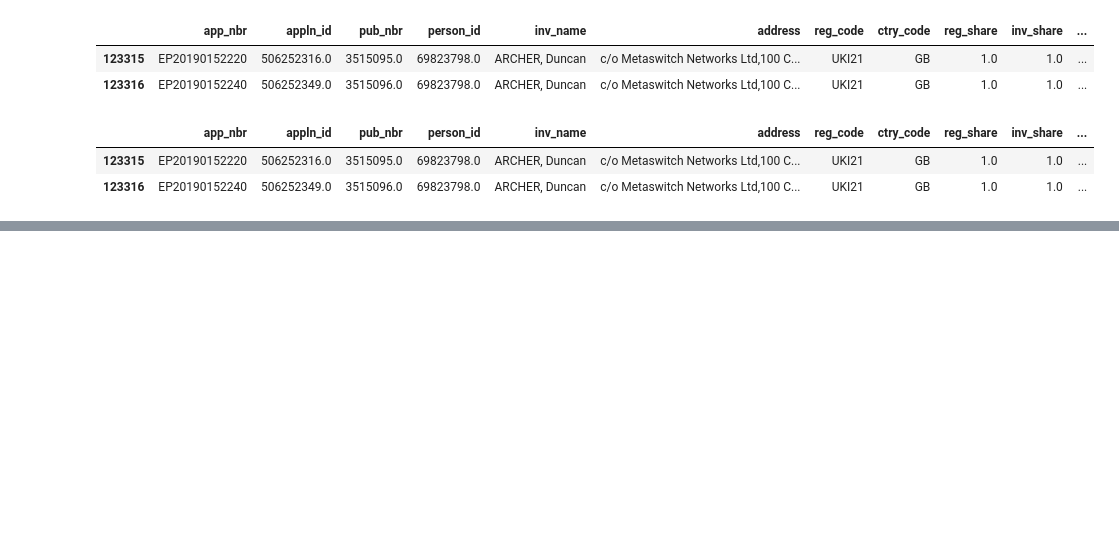
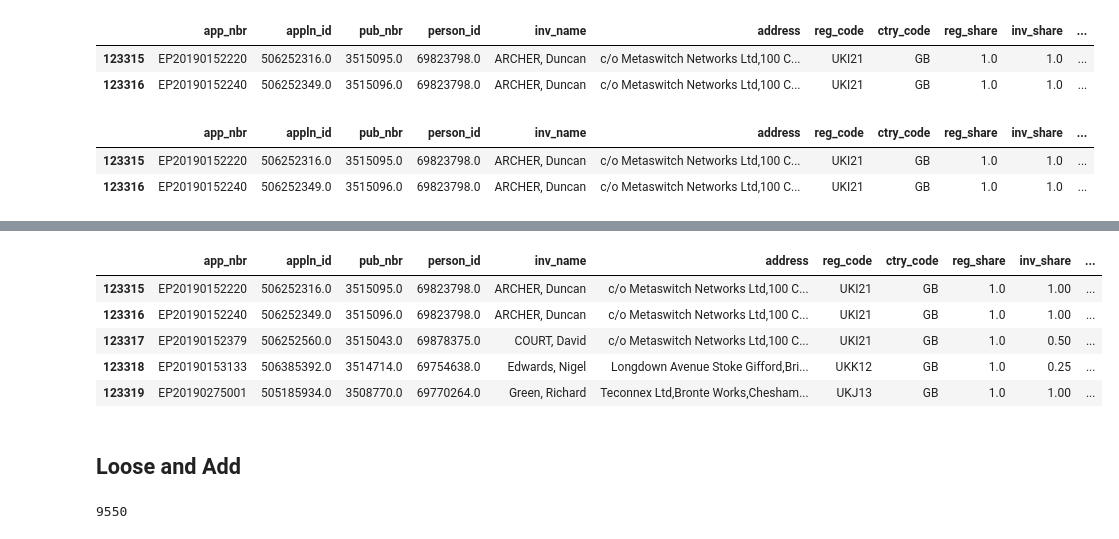
Before and after one commit to zhuoranliu22/dissertation, a Jupyter notebook: line_chart&address.ipynb, the cells around one changed output, grey strips where cells are left out. Drawn from its saved outputs; the diff is of its cells as text; code cells hidden in the pictures; blank space fills up the shorter version.

```diff
--- a/line_chart&address.ipynb
+++ b/line_chart&address.ipynb
@@ -559,3 +559,16 @@ mis_test
 |  | app_nbr | appln_id | pub_nbr | person_id | inv_name | address | reg_code | ctry_code | reg_share | inv_share | ... |
 | 123315 | EP20190152220 | 506252316.0 | 3515095.0 | 69823798.0 | ARCHER, Duncan | c/o Metaswitch Networks Ltd,100 C... | UKI21 | GB | 1.0 | 1.0 | ... |
 | 123316 | EP20190152240 | 506252349.0 | 3515096.0 | 69823798.0 | ARCHER, Duncan | c/o Metaswitch Networks Ltd,100 C... | UKI21 | GB | 1.0 | 1.0 | ... |
+# %%
+from opencage.geocoder import OpenCageGeocode
+
+geocoder = OpenCageGeocode('095f94f051f44c6089a2cb4fb9e56629')
+
+def get_coordinates_none(postcode):
+    result = geocoder.geocode(postcode, countrycode='gb')
+    if result:
+        lat = result[0]['geometry']['lat']
+        lng = result[0]['geometry']['lng']
+        return pd.Series([lat, lng])
+    else:
+        return pd.Series([None, None])
@@ -561,0 +605,13 @@ mis_test
+# %%
+inv_zip.update(mis_test)
+# %%
+inv_zip.tail()
+# %% [output]
+|  | app_nbr | appln_id | pub_nbr | person_id | inv_name | address | reg_code | ctry_code | reg_share | inv_share | ... |
+| 123315 | EP20190152220 | 506252316.0 | 3515095.0 | 69823798.0 | ARCHER, Duncan | c/o Metaswitch Networks Ltd,100 C... | UKI21 | GB | 1.0 | 1.00 | ... |
+| 123316 | EP20190152240 | 506252349.0 | 3515096.0 | 69823798.0 | ARCHER, Duncan | c/o Metaswitch Networks Ltd,100 C... | UKI21 | GB | 1.0 | 1.00 | ... |
+| 123317 | EP20190152379 | 506252560.0 | 3515043.0 | 69878375.0 | COURT, David | c/o Metaswitch Networks Ltd,100 C... | UKI21 | GB | 1.0 | 0.50 | ... |
+| 123318 | EP20190153133 | 506385392.0 | 3514714.0 | 69754638.0 | Edwards, Nigel | Longdown Avenue Stoke Gifford,Bri... | UKK12 | GB | 1.0 | 0.25 | ... |
+| 123319 | EP20190275001 | 505185934.0 | 3508770.0 | 69770264.0 | Green, Richard | Teconnex Ltd,Bronte Works,Chesham... | UKJ13 | GB | 1.0 | 1.00 | ... |
+# %% [markdown]
+## Loose and Add
@@ -561,0 +623,4 @@ mis_test
+# %%
+len(mis_loc)
+# %% [output]
+9550
```
Also changed, not shown: parts of 24 cells of this notebook, 8 other files.
